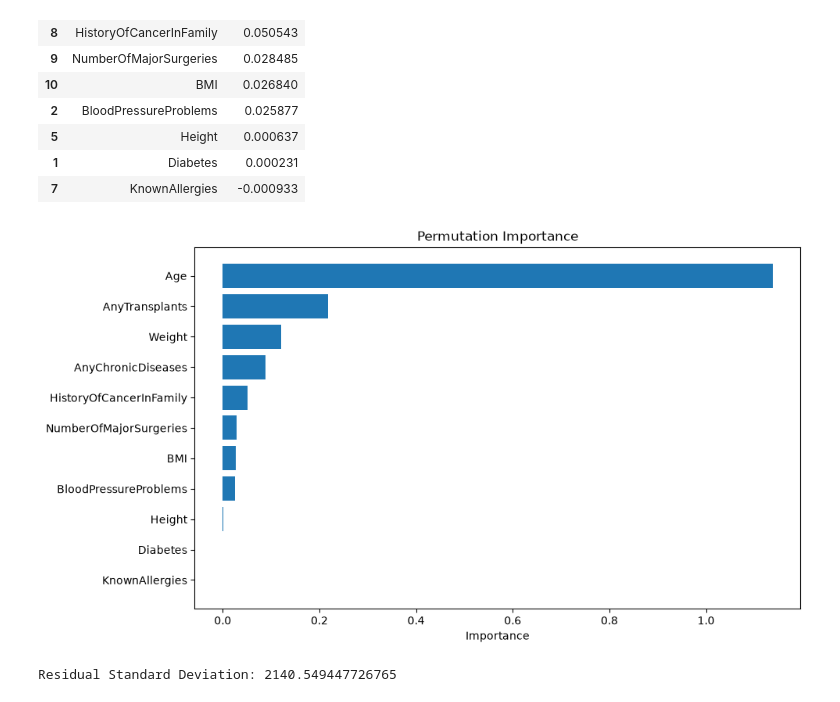
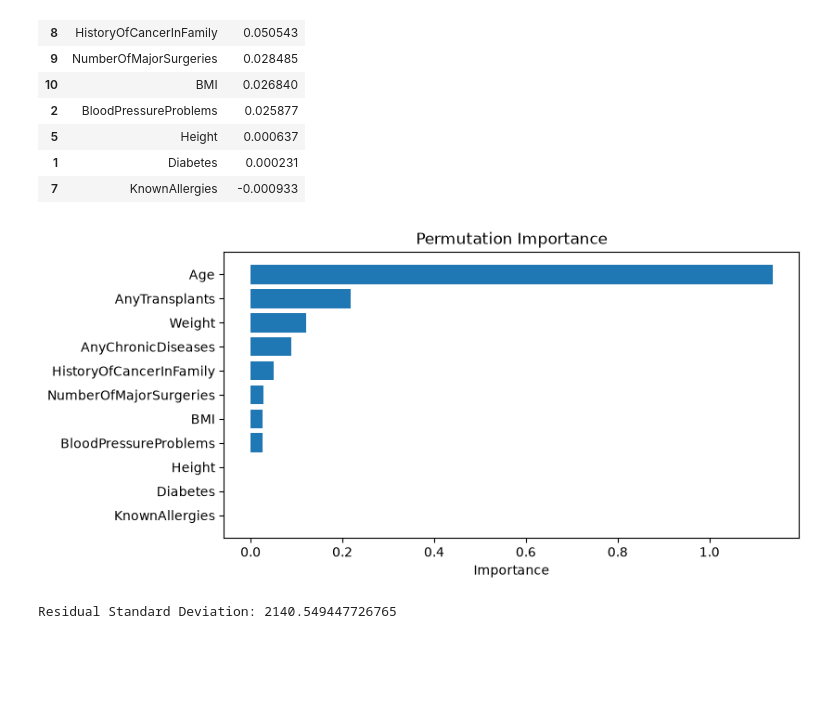
Before and after one commit to saravanabst/insurance-cost-prediction, a Jupyter notebook: notebooks/Model_Evaluation_Interpretability.ipynb, the cells around one changed output. Cells and saved outputs as stored; diff of their text form; code cells hidden in the pictures; blank space fills up the shorter version.

```diff
--- a/notebooks/Model_Evaluation_Interpretability.ipynb
+++ b/notebooks/Model_Evaluation_Interpretability.ipynb
@@ -116,22 +122,19 @@ perm_df
 | 1 | Diabetes | 0.000231 |
 | 7 | KnownAllergies | -0.000933 |
 # %%
-plt.figure(figsize=(10,6))
+plt.figure(figsize=(8,4))
 
 plt.barh(
     perm_df["Feature"],
     perm_df["Importance"]
 )
 
 plt.title("Permutation Importance")
-
 plt.xlabel("Importance")
-
 plt.gca().invert_yaxis()
-
 plt.show()
 # %% [output]
-[figure, old version]
+[figure, new version]
 # %%
 # Prediction Reliability
 predictions = rf.predict(X_test)
```
Also changed, not shown: parts of 5 cells of this notebook.
